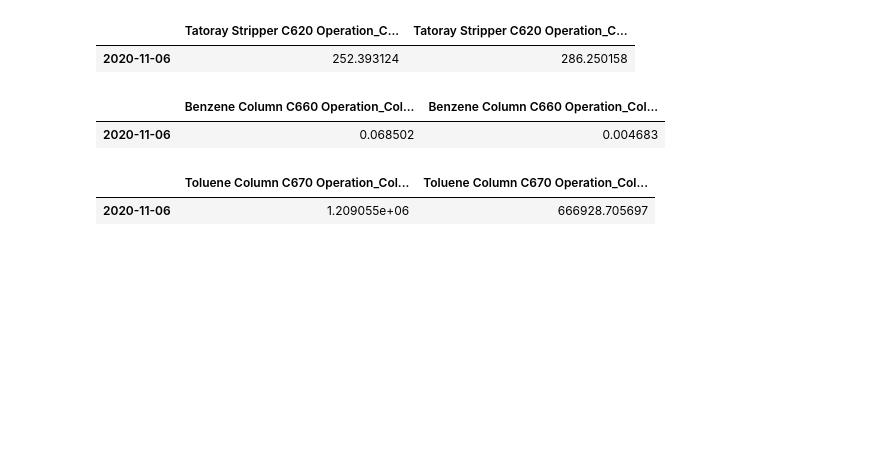
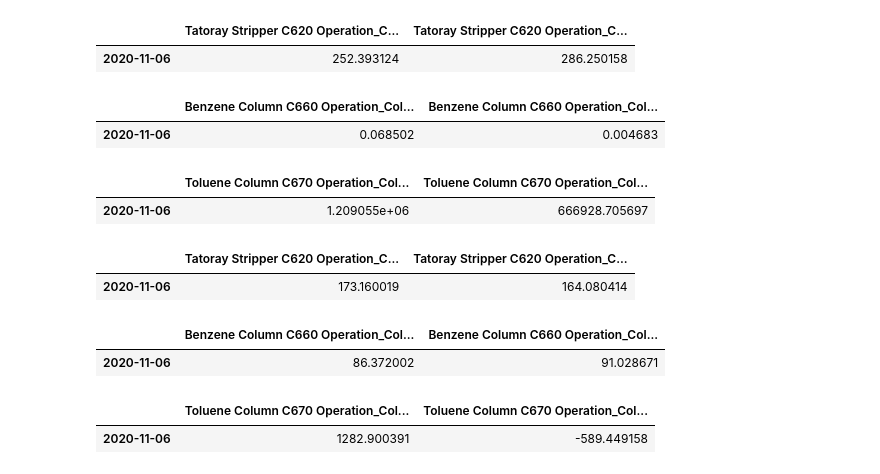
Before and after one commit to skywalker0803r/c620, a Jupyter notebook: usage_example(colab).ipynb, the cells around one changed output. Drawn from its saved outputs; the diff is of its cells as text; code cells hidden in the pictures; blank space fills up the shorter version.

```diff
--- a/usage_example(colab).ipynb
+++ b/usage_example(colab).ipynb
@@ -270,3 +270,18 @@ current Distillate Rate_m3/hr:0.30693878466312563 NA in Benzene_ppmw:980.0
 # %% [output]
 |  | Toluene Column C670 Operation_Col... | Toluene Column C670 Operation_Col... |
 | 2020-11-06 | 1.209055e+06 | 666928.705697 |
+# %%
+c620_op.iloc[:,-2:]
+# %% [output]
+|  | Tatoray Stripper C620 Operation_C... | Tatoray Stripper C620 Operation_C... |
+| 2020-11-06 | 173.160019 | 164.080414 |
+# %%
+c660_op.iloc[:,-2:]
+# %% [output]
+|  | Benzene Column C660 Operation_Col... | Benzene Column C660 Operation_Col... |
+| 2020-11-06 | 86.372002 | 91.028671 |
+# %%
+c670_op.iloc[:,-2:]
+# %% [output]
+|  | Toluene Column C670 Operation_Col... | Toluene Column C670 Operation_Col... |
+| 2020-11-06 | 1282.900391 | -589.449158 |
```
